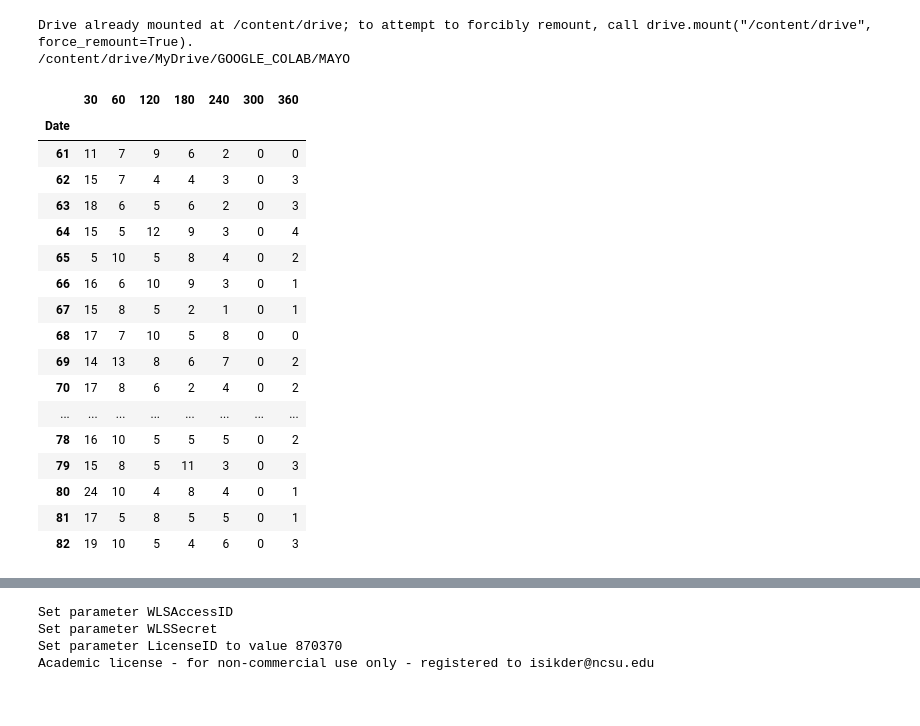
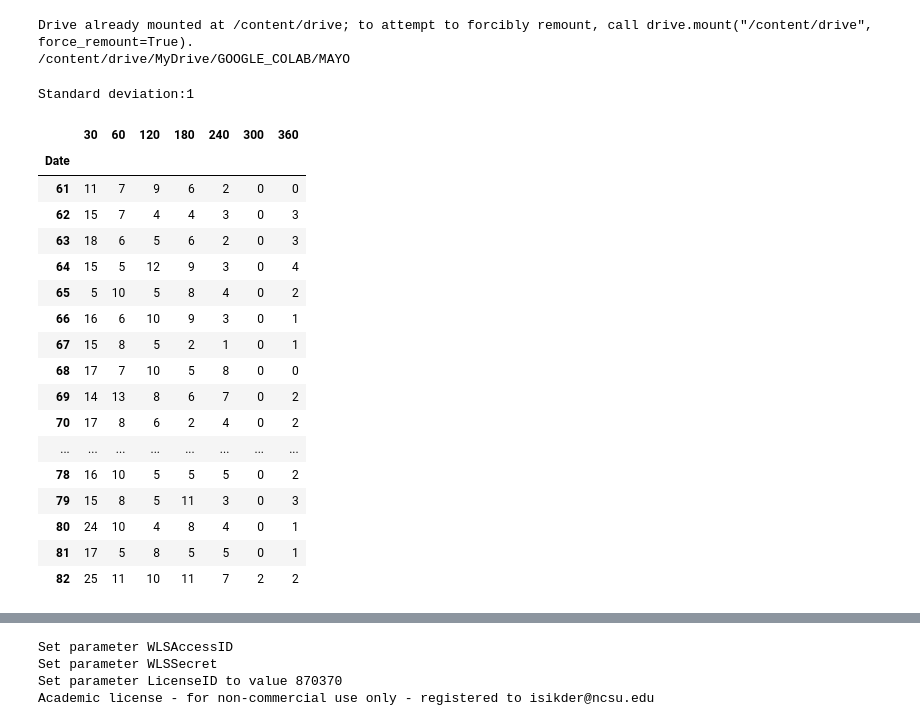
Before and after one commit to IshtiSikder/Optimal-appointment-scheduling-for-Mayo-Clinic, a Jupyter notebook: Override_codes.ipynb, the cells around one changed output, grey strips where cells are left out. Saved outputs shown, nothing was run; the diff lists cells and outputs as text; code cells hidden in the pictures.

```diff
--- a/Override_codes.ipynb
+++ b/Override_codes.ipynb
@@ -26,30 +28,55 @@ drive.mount('/content/drive')
 # %% [output]
 Drive already mounted at /content/drive; to attempt to forcibly remount, call drive.mount("/content/drive", force_remount=True).
 /content/drive/MyDrive/GOOGLE_COLAB/MAYO
+# %%
+#REMOVE LATER################################################################
+
+data_test = pd.read_excel("data.xlsx", sheet_name = "influx")
+data_test = data_test.set_index('Date')
+data_test = data_test.astype(int)
+data_test.index = data_test.index.astype(int)
+data_test.columns = data_test.columns.astype(int)
+data_test = data_test.drop(data_test.index[60:])
+
+#REMOVE LATER################################################################
 # %%
 data = pd.read_excel("data.xlsx", sheet_name = "influx")
 data = data.set_index('Date')
 data = data.astype(int)
 data.index = data.index.astype(int)
 data.columns = data.columns.astype(int)
 data = data.drop(data.index[:60])
 data
+
+#REMOVE LATER################################################################
+
+no_std = float(input('Standard deviation:'))
+new_row = []
+for col in data_test.columns:
+  new_row.append(int(round(round(data_test[col].mean(),0) + no_std*data_test[col].std(),0)))
+
+data.loc[82] = new_row
+
+data
+
+#REMOVE LATER################################################################
 # %% [output]
+Standard deviation:1
 |  | 30 | 60 | 120 | 180 | 240 | 300 | 360 |
 | Date |  |  |  |  |  |  |  |
 | 61 | 11 | 7 | 9 | 6 | 2 | 0 | 0 |
 | 62 | 15 | 7 | 4 | 4 | 3 | 0 | 3 |
 | 63 | 18 | 6 | 5 | 6 | 2 | 0 | 3 |
 | 64 | 15 | 5 | 12 | 9 | 3 | 0 | 4 |
 | 65 | 5 | 10 | 5 | 8 | 4 | 0 | 2 |
 | 66 | 16 | 6 | 10 | 9 | 3 | 0 | 1 |
 | 67 | 15 | 8 | 5 | 2 | 1 | 0 | 1 |
 | 68 | 17 | 7 | 10 | 5 | 8 | 0 | 0 |
 | 69 | 14 | 13 | 8 | 6 | 7 | 0 | 2 |
 | 70 | 17 | 8 | 6 | 2 | 4 | 0 | 2 |
 | ... | ... | ... | ... | ... | ... | ... | ... |
 | 78 | 16 | 10 | 5 | 5 | 5 | 0 | 2 |
 | 79 | 15 | 8 | 5 | 11 | 3 | 0 | 3 |
 | 80 | 24 | 10 | 4 | 8 | 4 | 0 | 1 |
 | 81 | 17 | 5 | 8 | 5 | 5 | 0 | 1 |
-| 82 | 19 | 10 | 5 | 4 | 6 | 0 | 3 |
+| 82 | 25 | 11 | 10 | 11 | 7 | 2 | 2 |
```
Also changed, not shown: parts of 6 cells of this notebook.
